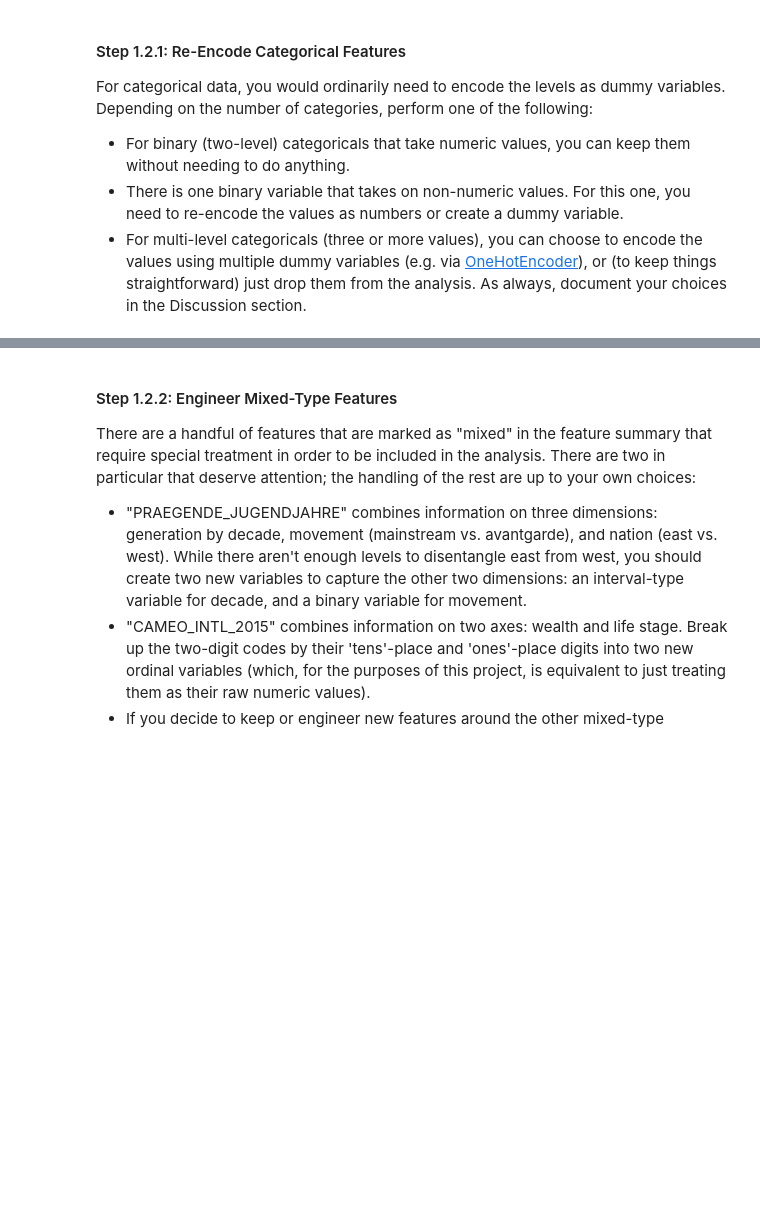
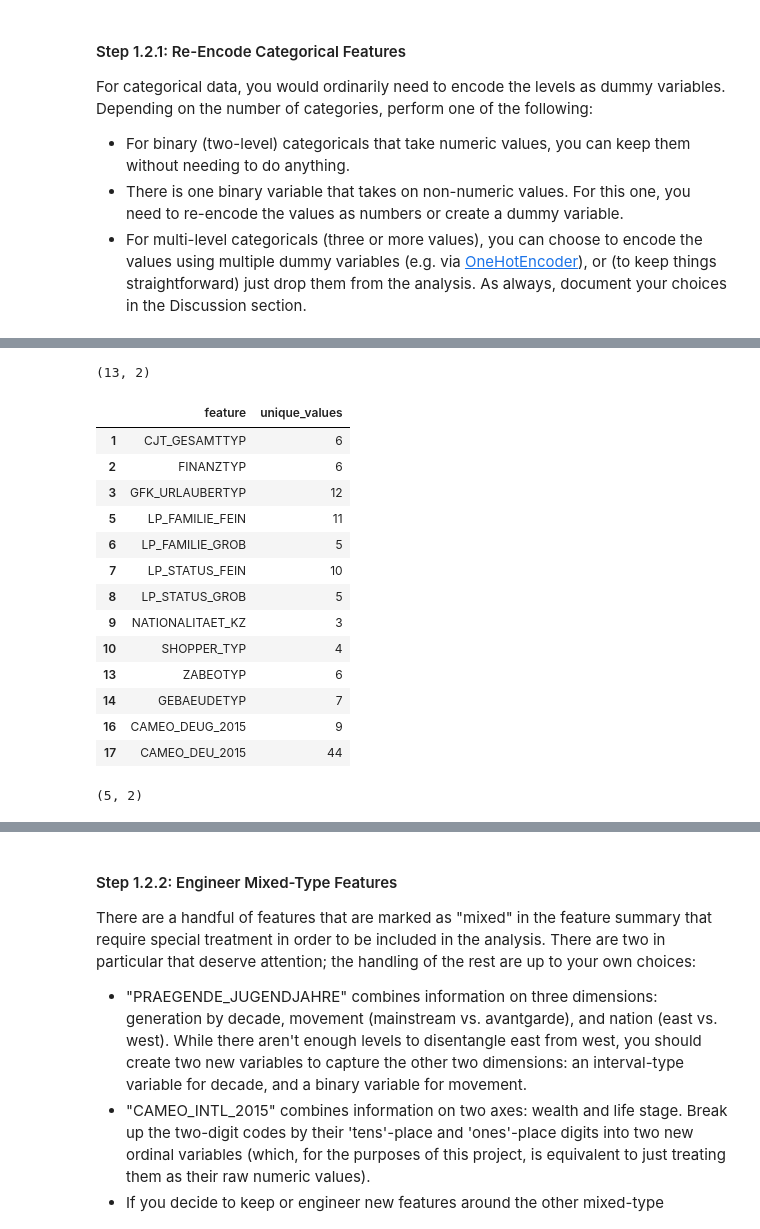
Before and after one commit to dguevar1/identify_customer_segments, a Jupyter notebook: Identify_Customer_Segments.ipynb, the cells around one changed output, grey strips where cells are left out. Drawn from its saved outputs; the diff is of its cells as text; code cells hidden in the pictures; blank space fills up the shorter version.

```diff
--- a/Identify_Customer_Segments.ipynb
+++ b/Identify_Customer_Segments.ipynb
@@ -1086,0 +1249,10 @@ For categorical data, you would ordinarily need to encode the levels as dummy va
+# %%
+features_with_unique_values = pd.DataFrame()
+# %%
+for feature in categorical_features.attribute:
+    unique_values = general_population_data_without_outlier_rows[feature].nunique()
+    print(feature, unique_values)
+    new_df = pd.DataFrame({'feature': [feature], 'unique_values': [unique_values]})
+    #print(new_df)
+    features_with_unique_values = features_with_unique_values.append(new_df,ignore_index=True)
+    #print(features_with_unique_values.shape)
@@ -1086,0 +1291,23 @@ For categorical data, you would ordinarily need to encode the levels as dummy va
+# %%
+multivariable_categories = features_with_unique_values[features_with_unique_values["unique_values"] > 2]
+# %%
+multivariable_categories.shape
+# %% [output]
+(13, 2)
+# %%
+multivariable_categories
+# %% [output]
+|  | feature | unique_values |
+| 1 | CJT_GESAMTTYP | 6 |
+| 2 | FINANZTYP | 6 |
+| 3 | GFK_URLAUBERTYP | 12 |
+| 5 | LP_FAMILIE_FEIN | 11 |
+| 6 | LP_FAMILIE_GROB | 5 |
+| 7 | LP_STATUS_FEIN | 10 |
+| 8 | LP_STATUS_GROB | 5 |
+| 9 | NATIONALITAET_KZ | 3 |
+| 10 | SHOPPER_TYP | 4 |
+| 13 | ZABEOTYP | 6 |
+| 14 | GEBAEUDETYP | 7 |
+| 16 | CAMEO_DEUG_2015 | 9 |
+| 17 | CAMEO_DEU_2015 | 44 |
@@ -1086,0 +1316,4 @@ For categorical data, you would ordinarily need to encode the levels as dummy va
+# %%
+binary_categories.shape
+# %% [output]
+(5, 2)
```
Also changed, not shown: parts of 55 cells of this notebook, 1 other file.
